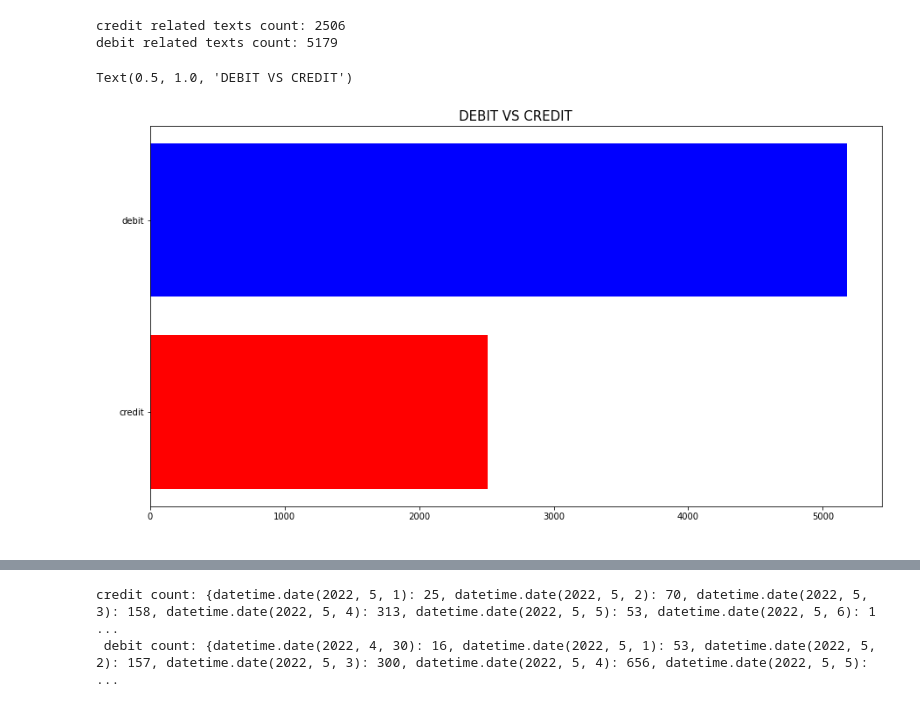
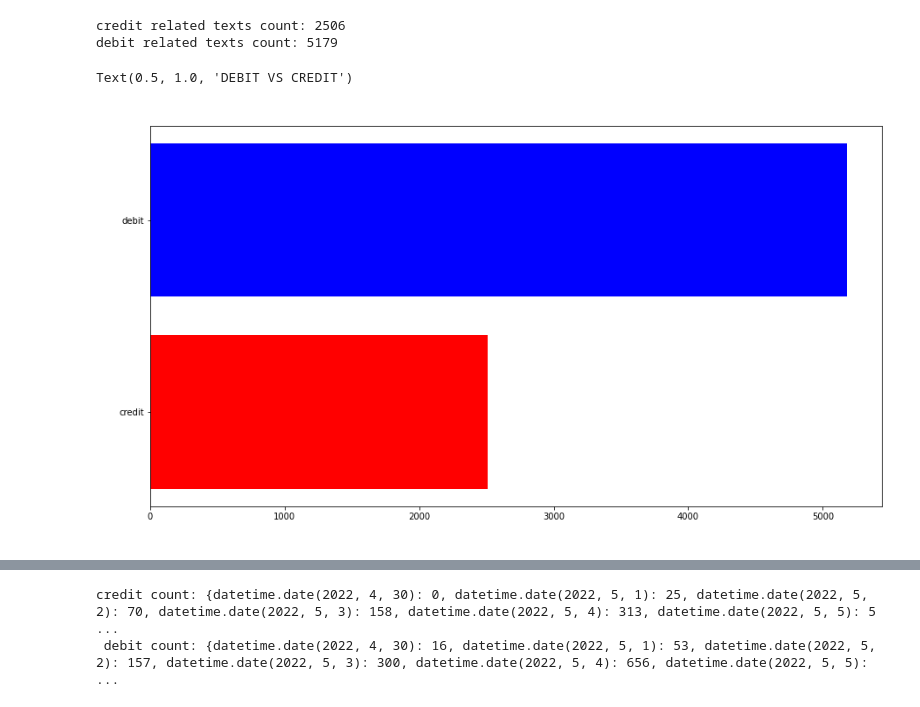
Before and after one commit to Taoheed-O/DATA-ANALYSIS, a Jupyter notebook: SMS/SMS.ipynb, the cells around one changed output, grey strips where cells are left out. Saved outputs shown, nothing was run; the diff lists cells and outputs as text; code cells hidden in the pictures.

```diff
--- a/SMS/SMS.ipynb
+++ b/SMS/SMS.ipynb
@@ -126,14 +127,14 @@ debit related texts count: 5179
 # %%
 # Plot of counts of debit related and credit related texts
 plt.figure(figsize=(15,8))
 plt.barh("credit",credit_related_texts['text'].count(),color="red")
 plt.barh("debit",debit_related_texts['text'].count(),color="blue")
 plt.xlabel("Number of texts",fontdict={"fontsize":15},color="white")
 plt.ylabel("Type of text",fontdict={"fontsize":15},color="white")
-plt.title("DEBIT VS CREDIT",fontdict={"fontsize":15})
+plt.title("DEBIT VS CREDIT",fontdict={"fontsize":15},color="white")
 # %% [output]
 Text(0.5, 1.0, 'DEBIT VS CREDIT')
-[figure, old version]
+[figure, new version]
 # %%
 # Using the groupby function to group the texts and making the count
 
@@ -176,10 +177,16 @@ for key in debit_keys:
     if key not in credit_keys:
         credit_dict[key] = 0
 
+credit_dict = sorted(credit_dict.items())
+credit_dict = dict(credit_dict)
+
+# Re_ordering credit dict
+credit_keys = credit_dict.keys()
+credit_values = credit_dict.values()
 
 print(f"credit count: {credit_dict} \n debit count: {debit_dict}")
 # %% [output]
-credit count: {datetime.date(2022, 5, 1): 25, datetime.date(2022, 5, 2): 70, datetime.date(2022, 5, 3): 158, datetime.date(2022, 5, 4): 313, datetime.date(2022, 5, 5): 53, datetime.date(2022, 5, 6): 1 ...
+credit count: {datetime.date(2022, 4, 30): 0, datetime.date(2022, 5, 1): 25, datetime.date(2022, 5, 2): 70, datetime.date(2022, 5, 3): 158, datetime.date(2022, 5, 4): 313, datetime.date(2022, 5, 5): 5 ...
  debit count: {datetime.date(2022, 4, 30): 16, datetime.date(2022, 5, 1): 53, datetime.date(2022, 5, 2): 157, datetime.date(2022, 5, 3): 300, datetime.date(2022, 5, 4): 656, datetime.date(2022, 5, 5): ...
 # %%
 # Plotting these using a barplot
```
Also changed, not shown: parts of 2 cells of this notebook.
